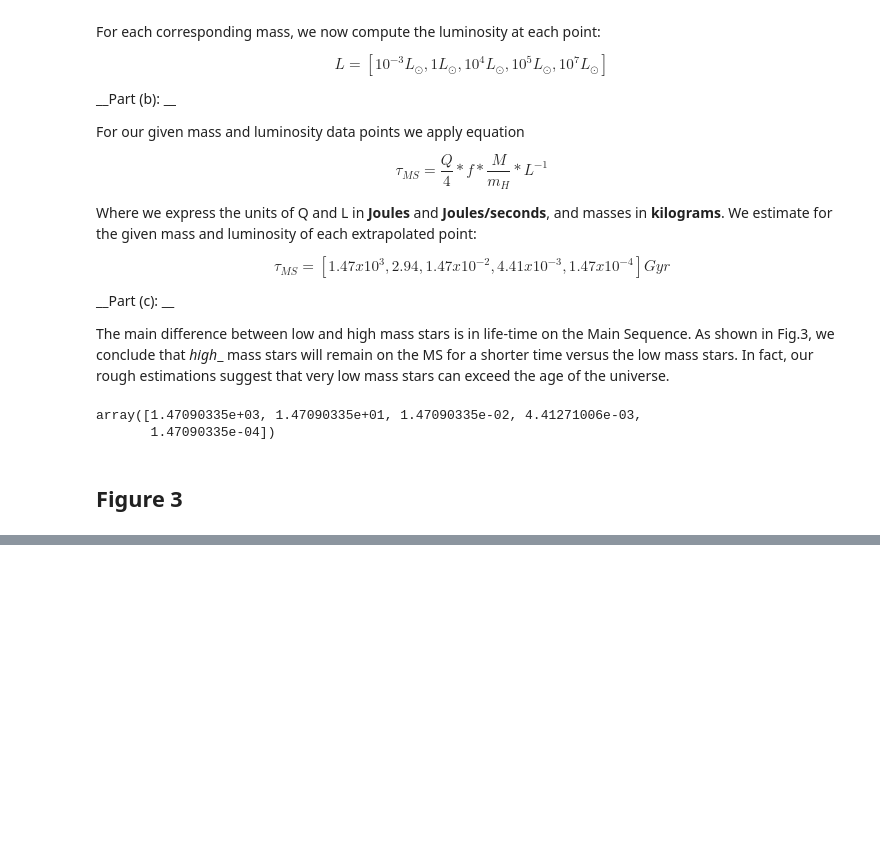
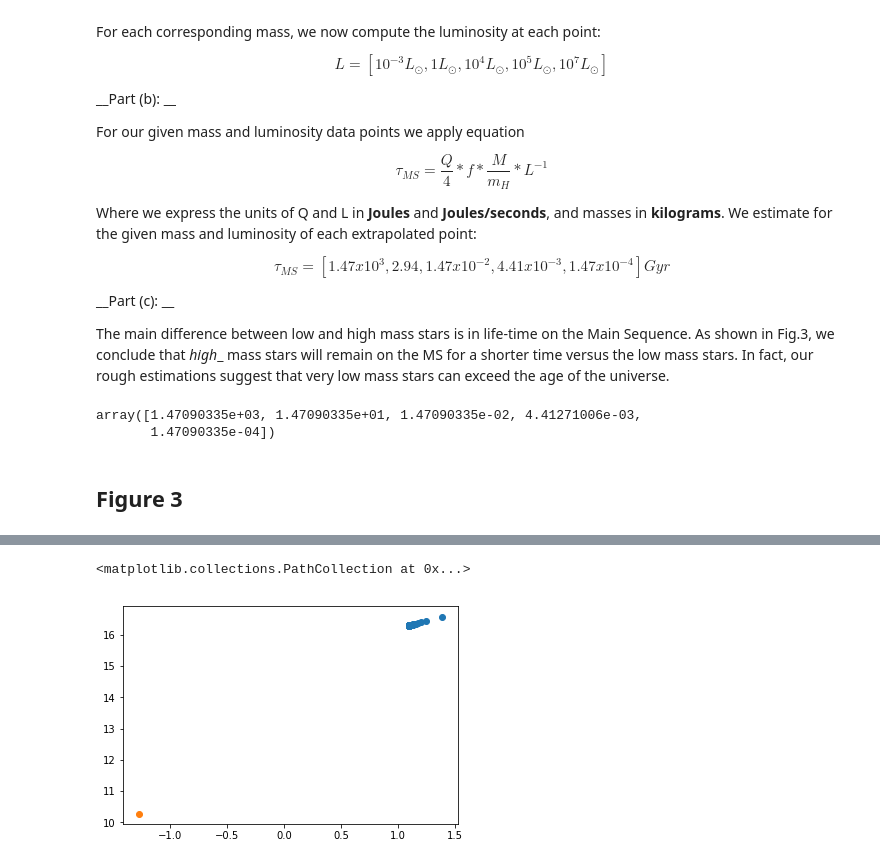
Before and after one commit to AndyTza/modern_astro, a Jupyter notebook: Modern Stellar Astrophysics Homework 1 Solutions.ipynb, the cells around one changed output, grey strips where cells are left out. Cells and saved outputs as stored; diff of their text form; code cells hidden in the pictures; blank space fills up the shorter version.

```diff
--- a/Modern Stellar Astrophysics Homework 1 Solutions.ipynb
+++ b/Modern Stellar Astrophysics Homework 1 Solutions.ipynb
@@ -359,0 +385,25 @@ For a particular star, we can express the denisty in terms of solar denisty:
+# %%
+def ave_den(mass, radius):
+    """
+    Return the average denisity of star in solar units.
+    """
+    r_av = mass * (1/radius)
+    return r_av
+
+def ave_temp(mass, radius):
+    t_av = 4e6 * mass * (1/radius) # Kelvin
+    return t_av
+# %%
+%%capture
+R_mock = np.linspace(0, 10, num=100)
+mass_mock = np.linspace(0.1, 30, num=100)
+
+
+RHO = ave_den(mass_mock, R_mock)
+T = ave_temp(mass_mock, R_mock)
+# %%
+plt.scatter(np.log(RHO), np.log(T))
+plt.scatter(np.log(1.4*0.2), np.log(29000))
+# %% [output]
+<matplotlib.collections.PathCollection at 0x...>
+[figure, added]
```
Also changed, not shown: parts of 1 cell of this notebook.
